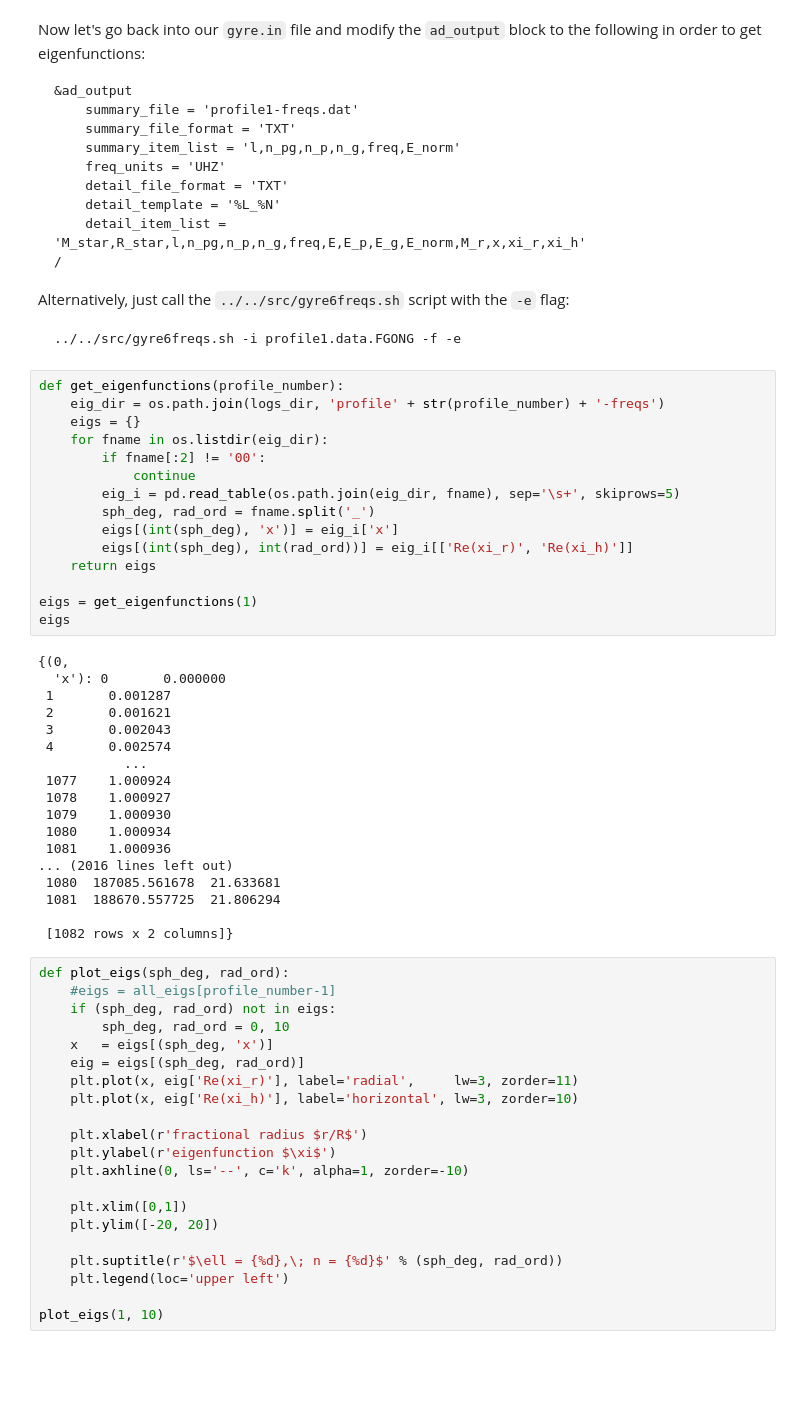
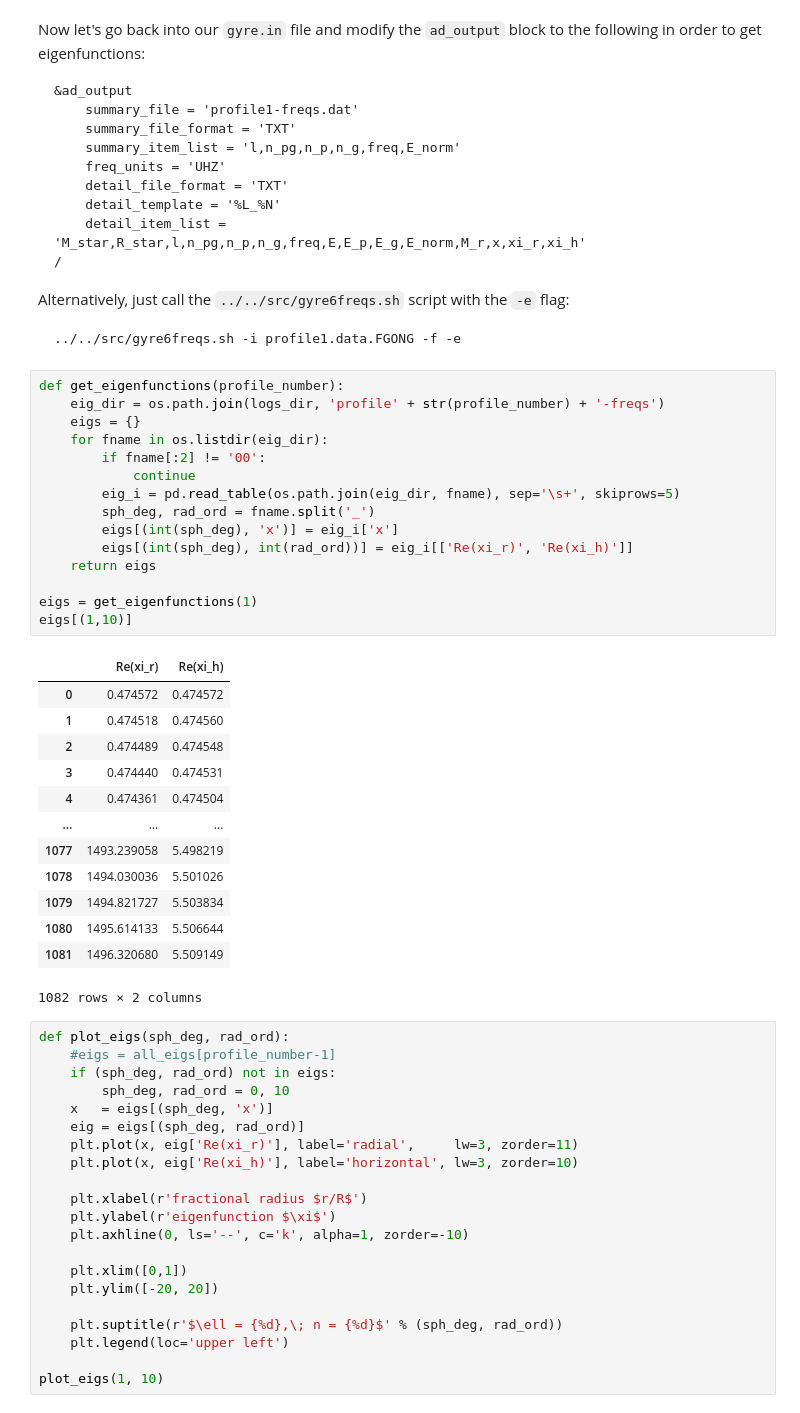
Before and after one commit to earlbellinger/mesa-gyre-tutorial-2022, a Jupyter notebook: tutorial.ipynb, the cells around one changed output. Cells and saved outputs as stored; diff of their text form; blank space fills up the shorter version.

```diff
--- a/tutorial.ipynb
+++ b/tutorial.ipynb
@@ -371,36 +371,32 @@ Alternatively, just call the `../../src/gyre6freqs.sh` script with the `-e` flag
 # %%
 def get_eigenfunctions(profile_number):
     eig_dir = os.path.join(logs_dir, 'profile' + str(profile_number) + '-freqs')
     eigs = {}
     for fname in os.listdir(eig_dir):
         if fname[:2] != '00':
             continue
         eig_i = pd.read_table(os.path.join(eig_dir, fname), sep='\s+', skiprows=5)
         sph_deg, rad_ord = fname.split('_')
         eigs[(int(sph_deg), 'x')] = eig_i['x']
         eigs[(int(sph_deg), int(rad_ord))] = eig_i[['Re(xi_r)', 'Re(xi_h)']]
     return eigs
 
 eigs = get_eigenfunctions(1)
-eigs
+eigs[(1,10)]
 # %% [output]
+|  | Re(xi_r) | Re(xi_h) |
+| 0 | 0.474572 | 0.474572 |
+| 1 | 0.474518 | 0.474560 |
+| 2 | 0.474489 | 0.474548 |
+| 3 | 0.474440 | 0.474531 |
+| 4 | 0.474361 | 0.474504 |
+| ... | ... | ... |
+| 1077 | 1493.239058 | 5.498219 |
+| 1078 | 1494.030036 | 5.501026 |
+| 1079 | 1494.821727 | 5.503834 |
+| 1080 | 1495.614133 | 5.506644 |
+| 1081 | 1496.320680 | 5.509149 |
-{(0,
-  'x'): 0       0.000000
- 1       0.001287
- 2       0.001621
- 3       0.002043
- 4       0.002574
-           ...
- 1077    1.000924
- 1078    1.000927
- 1079    1.000930
- 1080    1.000934
- 1081    1.000936
-... (2016 lines left out)
- 1080  187085.561678  21.633681
- 1081  188670.557725  21.806294
-
- [1082 rows x 2 columns]}
+1082 rows × 2 columns
 # %%
 def plot_eigs(sph_deg, rad_ord):
     #eigs = all_eigs[profile_number-1]
```
